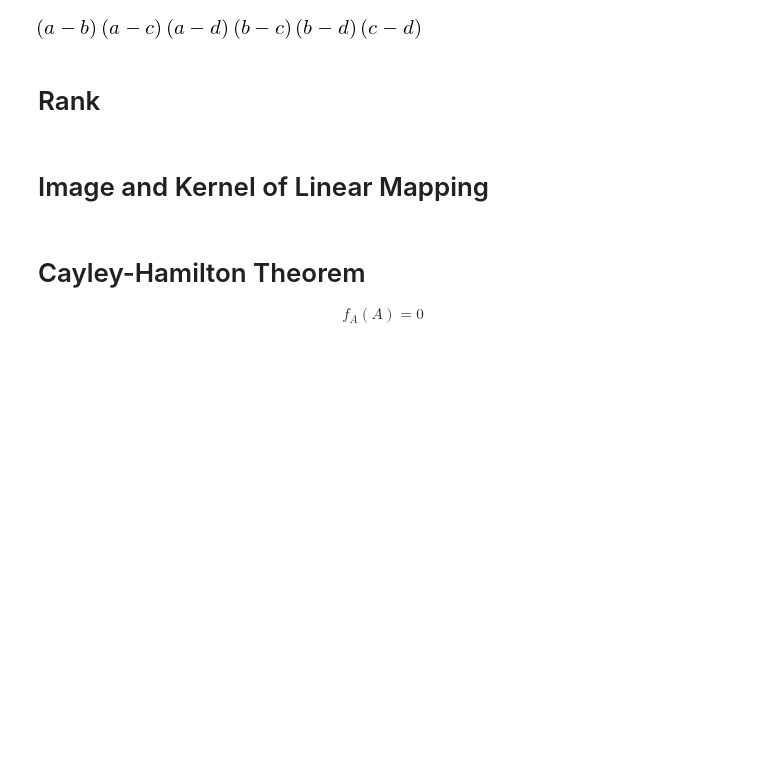
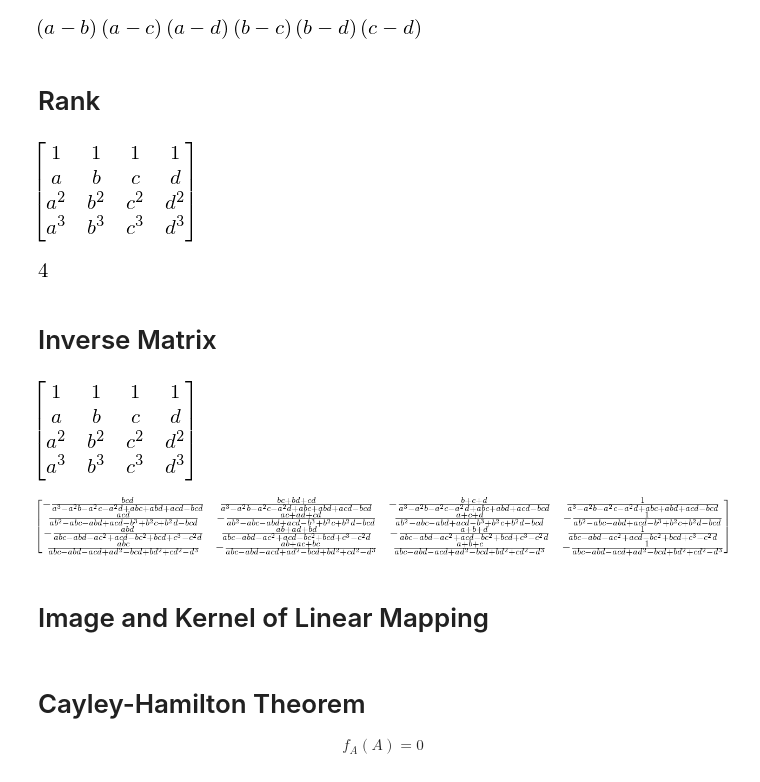
Before and after one commit to HayaoSuzuki/pyconjp2018, a Jupyter notebook: 180917slide.ipynb, the cells around one changed output. Cells and saved outputs as stored; diff of their text form; code cells hidden in the pictures; blank space fills up the shorter version.

```diff
--- a/180917slide.ipynb
+++ b/180917slide.ipynb
@@ -384,6 +384,44 @@ factor(A.det())
 [figure]
 # %% [markdown]
 # Rank
+# %%
+from sympy import Matrix, factor, symbols
+
+a, b, c, d = symbols("a, b, c, d")
+A = Matrix([
+    [1, 1, 1, 1],
+    [a, b, c, d],
+    [a**2, b**2, c**2, d**2],
+    [a**3, b**3, c**3, d**3],
+])
+A
+# %% [output]
+[figure, added]
+# %%
+A.rank()
+# %% [output]
+[figure, added]
+# %% [markdown]
+# Inverse Matrix
+# %%
+from sympy import Matrix, factor, symbols
+
+a, b, c, d = symbols("a, b, c, d")
+A = Matrix([
+    [1, 1, 1, 1],
+    [a, b, c, d],
+    [a**2, b**2, c**2, d**2],
+    [a**3, b**3, c**3, d**3],
+])
+A
+# %% [output]
+[figure, added]
+# %%
+from sympy import simplify
+
+simplify(A.inv())
+# %% [output]
+[figure, added]
 # %% [markdown]
 # Image and Kernel of Linear Mapping
 # %% [markdown]
```
Also changed, not shown: parts of 5 cells of this notebook.
